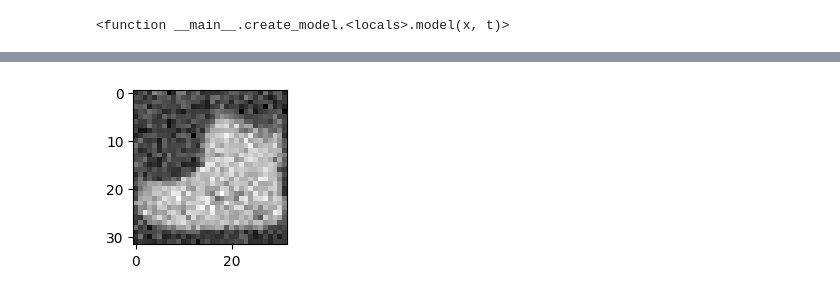
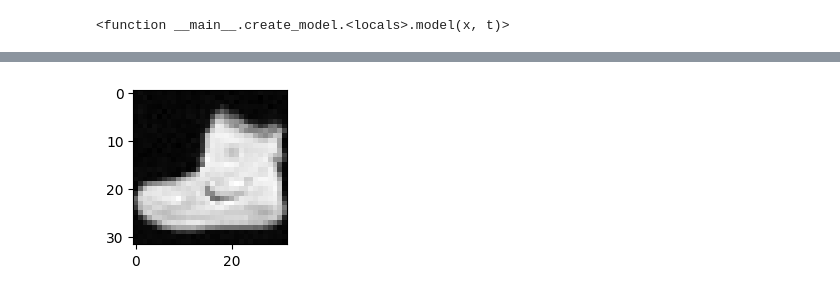
Before and after one commit to ericflip/ddpm, a Jupyter notebook: ddpm/sampling.ipynb, the cells around one changed output, grey strips where cells are left out. Saved outputs shown, nothing was run; the diff lists cells and outputs as text; code cells hidden in the pictures.

```diff
--- a/ddpm/sampling.ipynb
+++ b/ddpm/sampling.ipynb
@@ -44,0 +31,4 @@ z = (batch - 1/2) * 2
+# %%
+for batch in dataloader:
+    X = batch[0]
+    break
@@ -63,6 +80,6 @@ diffusion = GaussianDiffusion(
     timesteps=T
 )
 # %%
-noise = torch.randn_like(batch)
+noise = torch.randn_like(X)
 noise.shape
 # %% [output]
@@ -70,5 +87,5 @@ torch.Size([1, 1, 32, 32])
 # %%
-t = torch.tensor([999])
-x_T = diffusion.q_sample(batch, t, noise)
+t = torch.tensor([999]*2)
+x_T = diffusion.q_sample(X, t, noise)
 x_T.shape
 # %% [output]
@@ -110,16 +126,17 @@ display_image(sample[0])
 samples = []
 
 x_t = x_T
-x_0 = batch
+x_0 = X
 
-for t in range(T - 1, 0, -1):
+for t in range(T - 1, -1, -1):
     t = torch.tensor([t])
     mean, var = diffusion.q_posterior_mean_var(x_t, x_0, t)
     z = torch.randn_like(x_t)
     x_t = mean + (var ** 0.5) * z
     samples.append(x_t)
 # %%
-i = 950
+i = 999
+
 display_image(samples[i][0])
 # %% [output]
-[figure, old version]
+[figure, new version]
```
Also changed, not shown: parts of 27 cells of this notebook, 9 other files.
